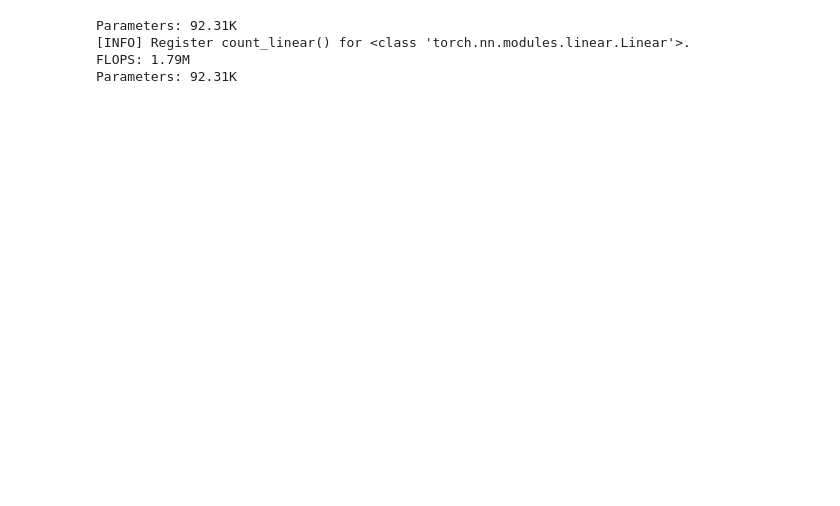
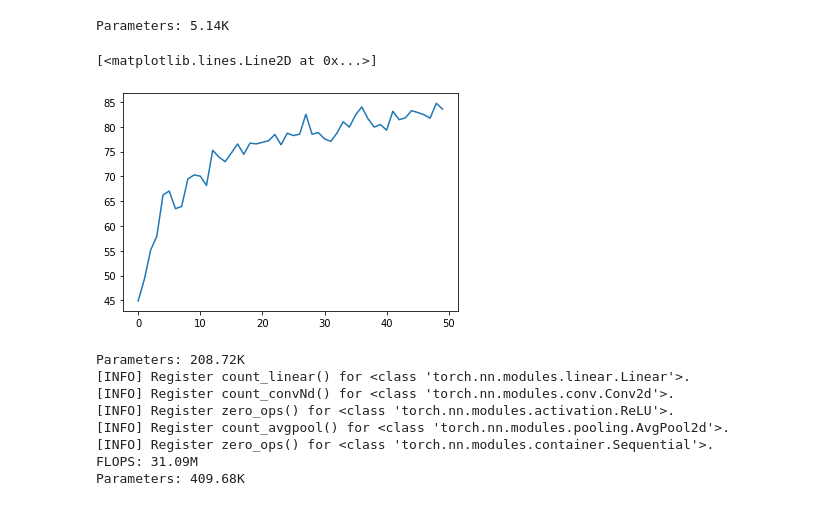
Before and after one commit to HuangHaoyu1997/Reservoir-Computing, a Jupyter notebook: new_RC.ipynb, the cells around one changed output. Saved outputs shown, nothing was run; the diff lists cells and outputs as text; code cells hidden in the pictures; blank space fills up the shorter version.

```diff
--- a/new_RC.ipynb
+++ b/new_RC.ipynb
@@ -8,8 +9,8 @@ from utils import A_cluster
 # %%
 class config:
-    input = 700
+    input = 28*28
     output = 20
-    hid = 128    # RC Neurons
+    hid = 256    # RC Neurons
     thr = 0.5
     decay = 0.5
     rst = 0.05
@@ -36,8 +37,8 @@ class config:
     scale = False     # rescale matrix A with spectral radius
 
 
-    batch = 32
-    epoch = 50
+    batch = 128
+    epoch = 100
     lr = 0.01
     device = torch.device('cuda:0')
 # %%
@@ -85,15 +86,30 @@ class RC(nn.Module):
         hid = config.hid
         out = config.output
         self.fc_in = nn.Linear(input, hid)
+        self.conv_in = nn.Sequential(
+                                nn.Conv2d(2, 16, 3),
+                                nn.ReLU(),
+                                nn.AvgPool2d(2, 2),
+                                nn.Conv2d(16, 16, 3),
+                                nn.ReLU(),
+                                nn.AvgPool2d(2, 2),
+                                nn.Flatten(),
+                                self.fc_in,
+        )
+        self.conv_in.requires_grad_ = False
+
         self.A = nn.Parameter(torch.tensor(A_cluster(config)), requires_grad=False) # 邻接矩阵
         self.fc_out = nn.Linear(hid, out)
 
     def forward(self, input):
-        batch, time_step, in_dim = input.shape
+        batch, time_step = input.shape[0:2]
+
         hid_mem = torch.empty(batch, config.hid).uniform_(0, 0.1).to('cuda')
         hid_spk = sum_spk = torch.zeros(batch, config.hid).to('cuda')
         for t in range(time_step):
-            x = self.fc_in(input[:,t,:])
+            # x = self.fc_in(input[:,t,:])
+            x = self.conv_in(input[:, t, :, :, :])
+            # print(x.shape)
             x = x @ self.A
             hid_mem, hid_spk = mem_update(x, hid_mem, hid_spk, config.thr, config.decay, config.rst)
             sum_spk += hid_spk
@@ -102,12 +118,11 @@ class RC(nn.Module):
         return out
 # %%
 def train(model, optimizer, criterion, num_epochs, train_loader, test_loader, device):
-    train_accs = []
-    best_acc = 75
+    train_accs, test_accs = [], []
     for epoch in range(num_epochs):
         now = time.time()
-        for i, (samples, labels) in enumerate(train_loader):
-            samples = samples.requires_grad_().to(device)
+        for i, (samples, labels) in enumerate(tqdm(train_loader)):
+            # samples = samples.requires_grad_().to(device)
             labels = labels.long().to(device)
             optimizer.zero_grad()
             outputs = model(samples.to(device))
@@ -116,16 +131,15 @@ def train(model, optimizer, criterion, num_epochs, train_loader, test_loader, de
             optimizer.step()
         tr_acc = test(model, train_loader)
         ts_acc = test(model, test_loader)
-        if ts_acc > best_acc and tr_acc > 75:
-            best_acc = ts_acc
         train_accs.append(tr_acc)
+        test_accs.append(ts_acc)
         res_str = 'epoch: ' + str(epoch) \
                     + ' Loss: ' + str(loss.item()) \
                     + '. Tr Acc: ' + str(tr_acc)   \
                     + '. Ts Acc: ' + str(ts_acc)   \
                     + '. Time:' + str(time.time()-now)
         print(res_str)
-    return train_accs
+    return train_accs, ts_acc
 
 def test(model, dataloader):
     correct, total = 0, 0
@@ -139,6 +157,8 @@ def test(model, dataloader):
 # %%
 model = RC().to('cuda')
-model.fc_in.requires_grad_ = False
+for name, p in model.named_parameters():
+    if 'conv' in name or 'fc_in' in name:
+        p.requires_grad = False
 criterion = nn.CrossEntropyLoss()
 optimizer = torch.optim.Adam(filter(lambda p: p.requires_grad, model.parameters()), lr=config.lr)
 acc = train(model, optimizer, criterion, config.epoch, train_loader, test_loader, 'cuda')
@@ -164,16 +180,39 @@ epoch: 49 Loss: 0.19568823277950287. Tr Acc: 83.54585581167238. Ts Acc: 68.55123
+# %%
+model = RC().to('cuda')
+# model.conv_in.requires_grad_ = False
+for name, p in model.named_parameters():
+    if 'conv' in name or 'fc_in' in name:
+        p.requires_grad = False
+        # print(name, p.shape)
+    # if p.requires_grad is False:
+    #     print(p.shape)
+params = sum(param.numel() for param in model.parameters() if param.requires_grad)
+print("Parameters: {:.2f}K".format(params / 1e3))
+# %% [output]
+Parameters: 5.14K
+# %%
+plt.plot(acc)
+# %% [output]
+[<matplotlib.lines.Line2D at 0x...>]
+[figure, added]
 # %%
 from thop import profile
 
 model = RC().to('cuda')
+model.conv_in.requires_grad_ = False
 params = sum(param.numel() for param in model.parameters() if param.requires_grad)
 print("Parameters: {:.2f}K".format(params / 1e3))
 
-input = torch.randn(1, 20, 700).cuda() #.to(config.device)
+input = torch.randn(1, 20, 2, 34, 34).cuda() #.to(config.device)
 flops, params = profile(model.cuda(), inputs=(input,))
 print("FLOPS: {:.2f}M".format(flops / 1e6))
 print("Parameters: {:.2f}K".format(params / 1e3))
 # %% [output]
-Parameters: 92.31K
+Parameters: 208.72K
 [INFO] Register count_linear() for <class 'torch.nn.modules.linear.Linear'>.
-FLOPS: 1.79M
-Parameters: 92.31K
+[INFO] Register count_convNd() for <class 'torch.nn.modules.conv.Conv2d'>.
+[INFO] Register zero_ops() for <class 'torch.nn.modules.activation.ReLU'>.
+[INFO] Register count_avgpool() for <class 'torch.nn.modules.pooling.AvgPool2d'>.
+[INFO] Register zero_ops() for <class 'torch.nn.modules.container.Sequential'>.
+FLOPS: 31.09M
+Parameters: 409.68K
```
Also changed, not shown: parts of 4 cells of this notebook, 1 other file.
